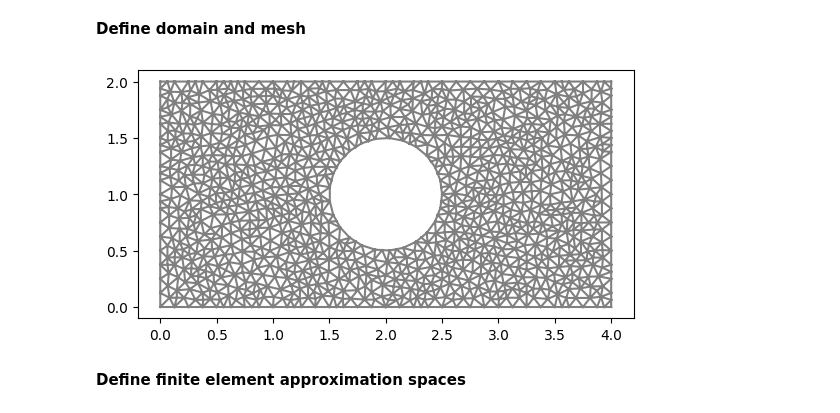
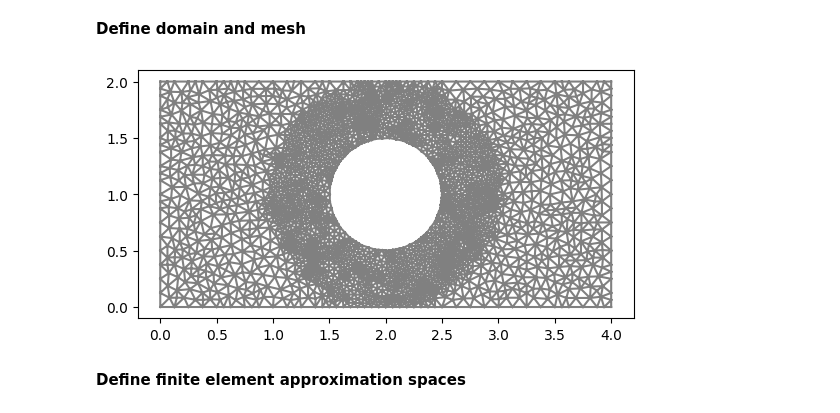
Before and after one commit to ellenmatt/DD2365-aflum, a Jupyter notebook: template-report-Stokes.ipynb, the cells around one changed output. Cells and saved outputs as stored; diff of their text form; code cells hidden in the pictures.

```diff
--- a/template-report-Stokes.ipynb
+++ b/template-report-Stokes.ipynb
@@ -106,30 +106,33 @@ and to implement the velocity boundary conditions we use a penalty formulation,
 # %%
 # Define rectangular domain
 L = 4
 H = 2
 
 # Generate mesh (examples with and without a hole in the mesh)
 resolution = 32
 #mesh = RectangleMesh(Point(0.0, 0.0), Point(L, H), L*resolution, H*resolution)
 #mesh = generate_mesh(Rectangle(Point(0.0,0.0), Point(L,H)) - Circle(Point(0.5,0.5*H),0.2), resolution)
+
+# 1. Domain with one circular hole at the center of the channel
 mesh = generate_mesh(Rectangle(Point(0.0,0.0), Point(L,H)) -  Circle(Point(2.0,0.5*H),0.5), resolution)
 
 # Local mesh refinement (specified by a cell marker)
-no_levels = 0
+no_levels = 1
 for i in range(0,no_levels):
   cell_marker = MeshFunction("bool", mesh, mesh.topology().dim())
   for cell in cells(mesh):
     cell_marker[cell] = False
     p = cell.midpoint()
-    if p.distance(Point(1.5, 0.5)) < 1.0:
+    # 2. Refine the mesh in a circle of radius 1 centered at the circular hole
+    if p.distance(Point(2.0, 1.0)) < 1.0:
         cell_marker[cell] = True
   mesh = refine(mesh, cell_marker)
 
 plt.figure()
 plot(mesh)
 plt.show()
 # %% [output]
-[figure, old version]
+[figure, new version]
 # %% [markdown]
 **Define finite element approximation spaces**
 # %%
```
Also changed, not shown: parts of 6 cells of this notebook.
